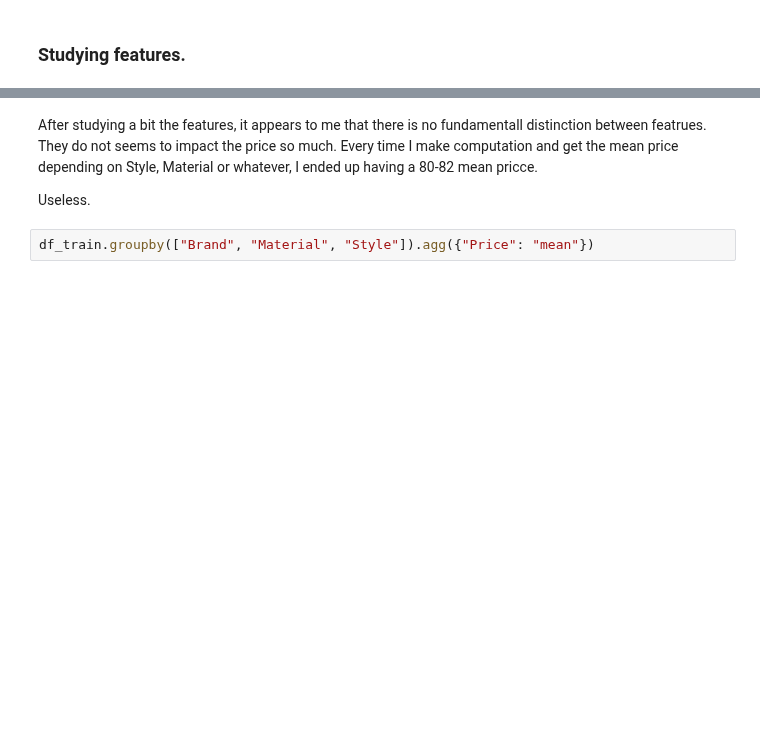
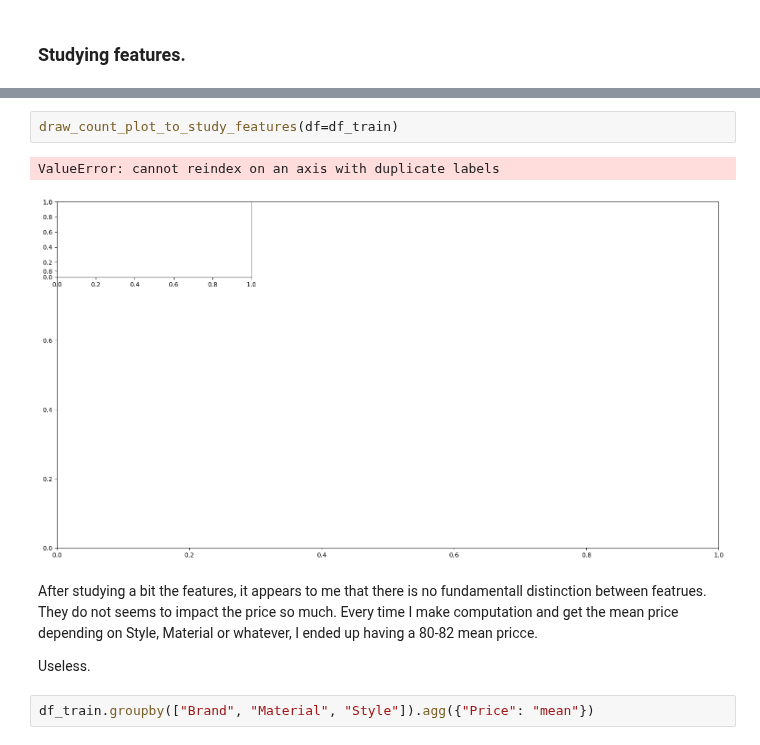
Before and after one commit to BaptPicxDev/swag2-backpack-predict, a Jupyter notebook: notebooks/training.ipynb, the cells around one changed output, grey strips where cells are left out. Saved outputs shown, nothing was run; the diff lists cells and outputs as text; blank space fills up the shorter version.

```diff
--- a/notebooks/training.ipynb
+++ b/notebooks/training.ipynb
@@ -144,3 +115,8 @@ plt.show()
+# %%
+draw_count_plot_to_study_features(df=df_train)
+# %% [output]
+ValueError: cannot reindex on an axis with duplicate labels
+[figure, added]
 # %% [markdown]
 After studying a bit the features, it appears to me that there is no fundamentall distinction between featrues. They do not seems to impact the price so much. Every time I make computation and get the mean price depending on Style, Material or whatever, I ended up having a 80-82 mean pricce.
 
```
Also changed, not shown: parts of 40 cells of this notebook.
